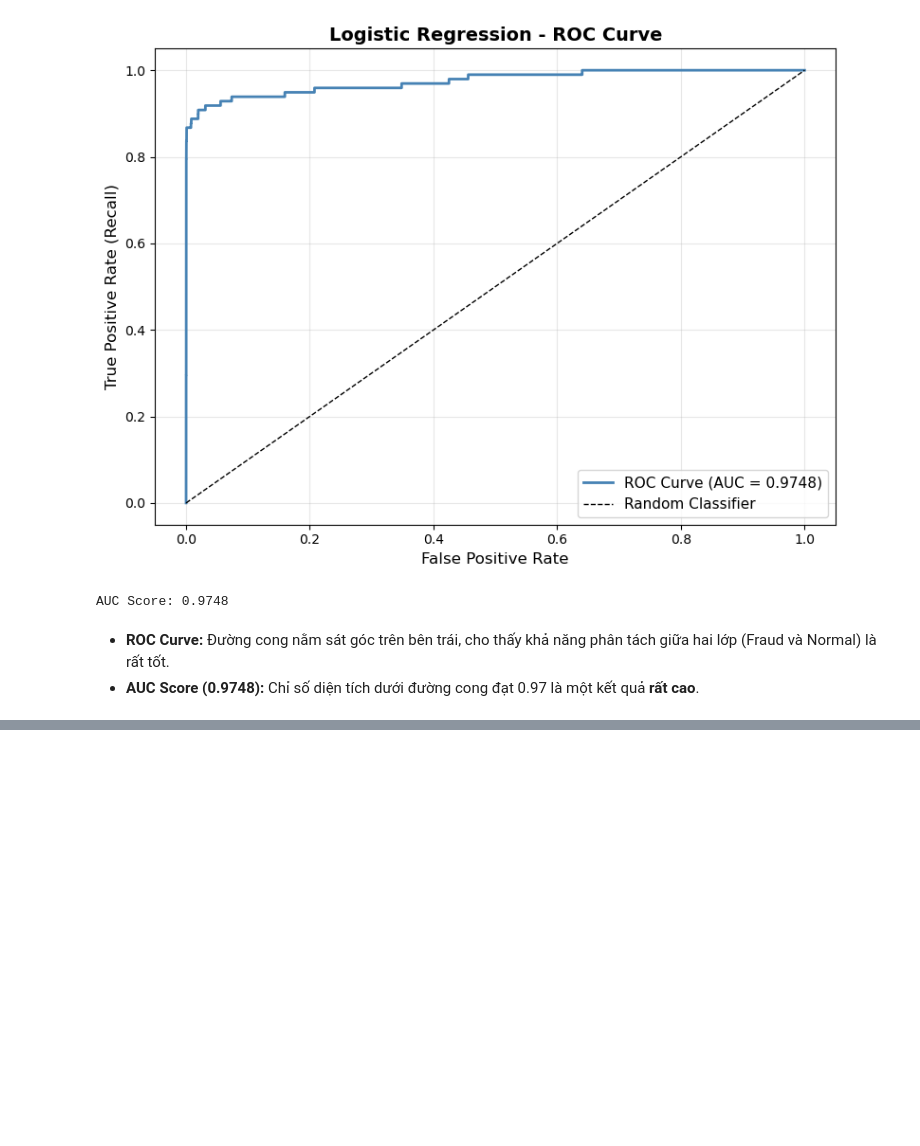
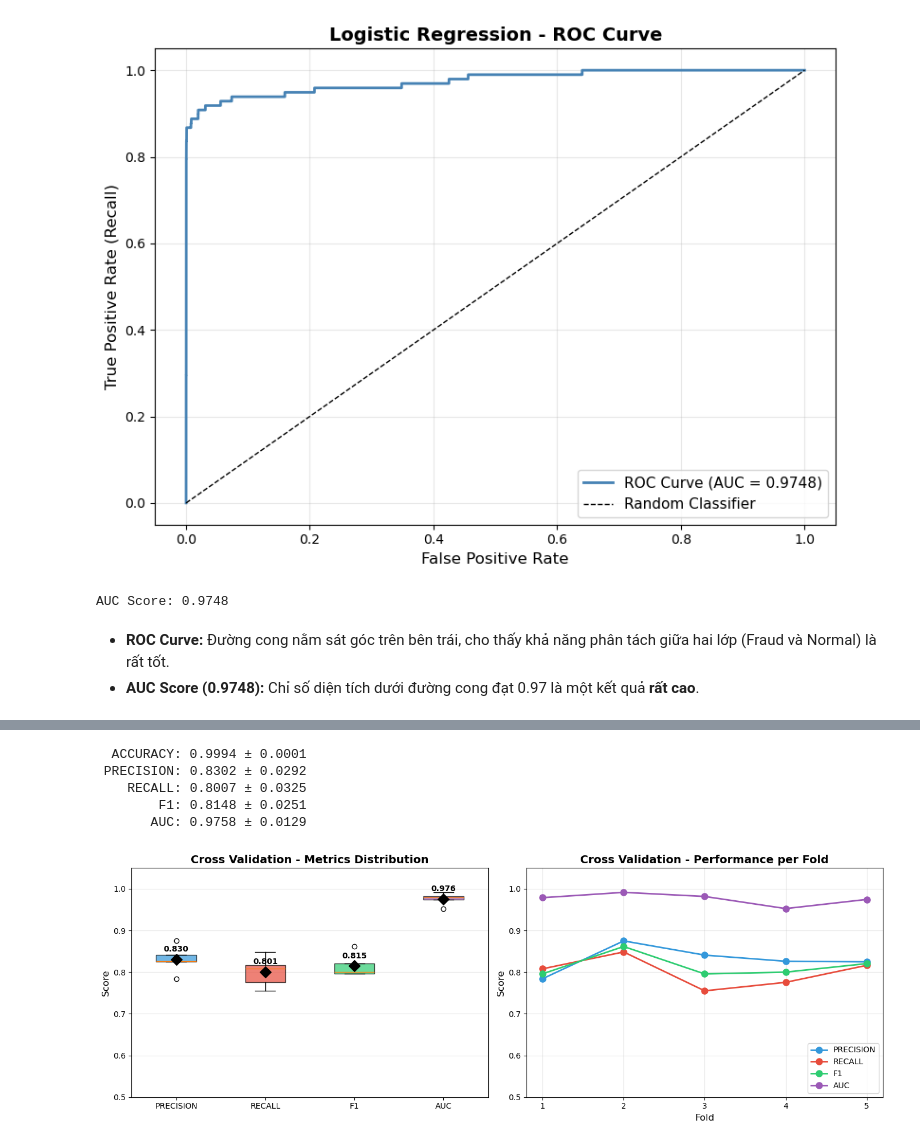
Before and after one commit to namviet157/Credit-Card-Fraud-Detection, a Jupyter notebook: notebooks/03_modeling.ipynb, the cells around one changed output, grey strips where cells are left out. Drawn from its saved outputs; the diff is of its cells as text; code cells hidden in the pictures; blank space fills up the shorter version.

```diff
--- a/notebooks/03_modeling.ipynb
+++ b/notebooks/03_modeling.ipynb
@@ -387,0 +533,58 @@ AUC Score: 0.9748
+# %%
+metrics = ['accuracy', 'precision', 'recall', 'f1', 'auc']
+summary_data = {}
+
+for metric in metrics:
+    values = cv_results[metric]
+    mean_val = np.mean(values)
+    std_val = np.std(values)
+    summary_data[metric] = {'mean': mean_val, 'std': std_val}
+    print(f"{metric.upper():>10}: {mean_val:.4f} ± {std_val:.4f}")
+# %% [output]
+  ACCURACY: 0.9994 ± 0.0001
+ PRECISION: 0.8302 ± 0.0292
+    RECALL: 0.8007 ± 0.0325
+        F1: 0.8148 ± 0.0251
+       AUC: 0.9758 ± 0.0129
+# %%
+fig, axes = plt.subplots(1, 2, figsize=(14, 5))
+
+ax1 = axes[0]
+metrics_to_plot = ['precision', 'recall', 'f1', 'auc']
+data_to_plot = [cv_results[m] for m in metrics_to_plot]
+
+bp = ax1.boxplot(data_to_plot, labels=[m.upper() for m in metrics_to_plot], patch_artist=True)
+colors = ['#3498db', '#e74c3c', '#2ecc71', '#9b59b6']
+for patch, color in zip(bp['boxes'], colors):
+    patch.set_facecolor(color)
+    patch.set_alpha(0.7)
+
+ax1.set_ylabel('Score', fontsize=12)
+ax1.set_title('Cross Validation - Metrics Distribution', fontsize=14, fontweight='bold')
+ax1.grid(axis='y', alpha=0.3)
+ax1.set_ylim([0.5, 1.05])
+
+for i, metric in enumerate(metrics_to_plot):
+    mean_val = np.mean(cv_results[metric])
+    ax1.scatter(i+1, mean_val, color='black', s=100, zorder=5, marker='D')
+    ax1.annotate(f'{mean_val:.3f}', (i+1, mean_val), textcoords="offset points",
+                xytext=(0, 10), ha='center', fontsize=10, fontweight='bold')
+
+ax2 = axes[1]
+folds = range(1, 6)
+
+for metric, color in zip(metrics_to_plot, colors):
+    ax2.plot(folds, cv_results[metric], 'o-', label=metric.upper(), color=color, linewidth=2, markersize=8)
+
+ax2.set_xlabel('Fold', fontsize=12)
+ax2.set_ylabel('Score', fontsize=12)
+ax2.set_title('Cross Validation - Performance per Fold', fontsize=14, fontweight='bold')
+ax2.legend(loc='lower right', fontsize=10)
+ax2.grid(alpha=0.3)
+ax2.set_xticks(folds)
+ax2.set_ylim([0.5, 1.05])
+
+plt.tight_layout()
+plt.show()
+# %% [output]
+[figure, added]
```
Also changed, not shown: parts of 7 cells of this notebook, 2 other files.
